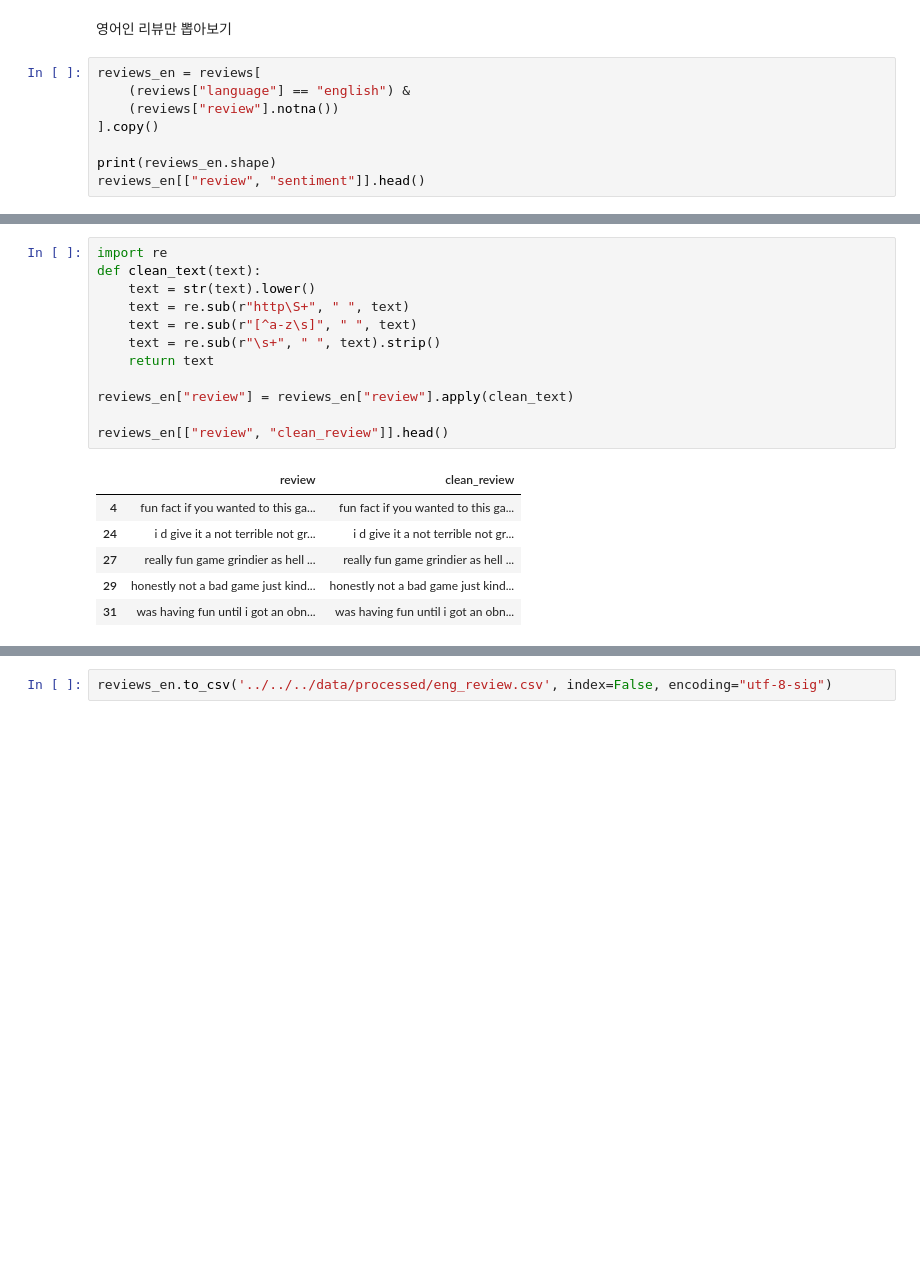
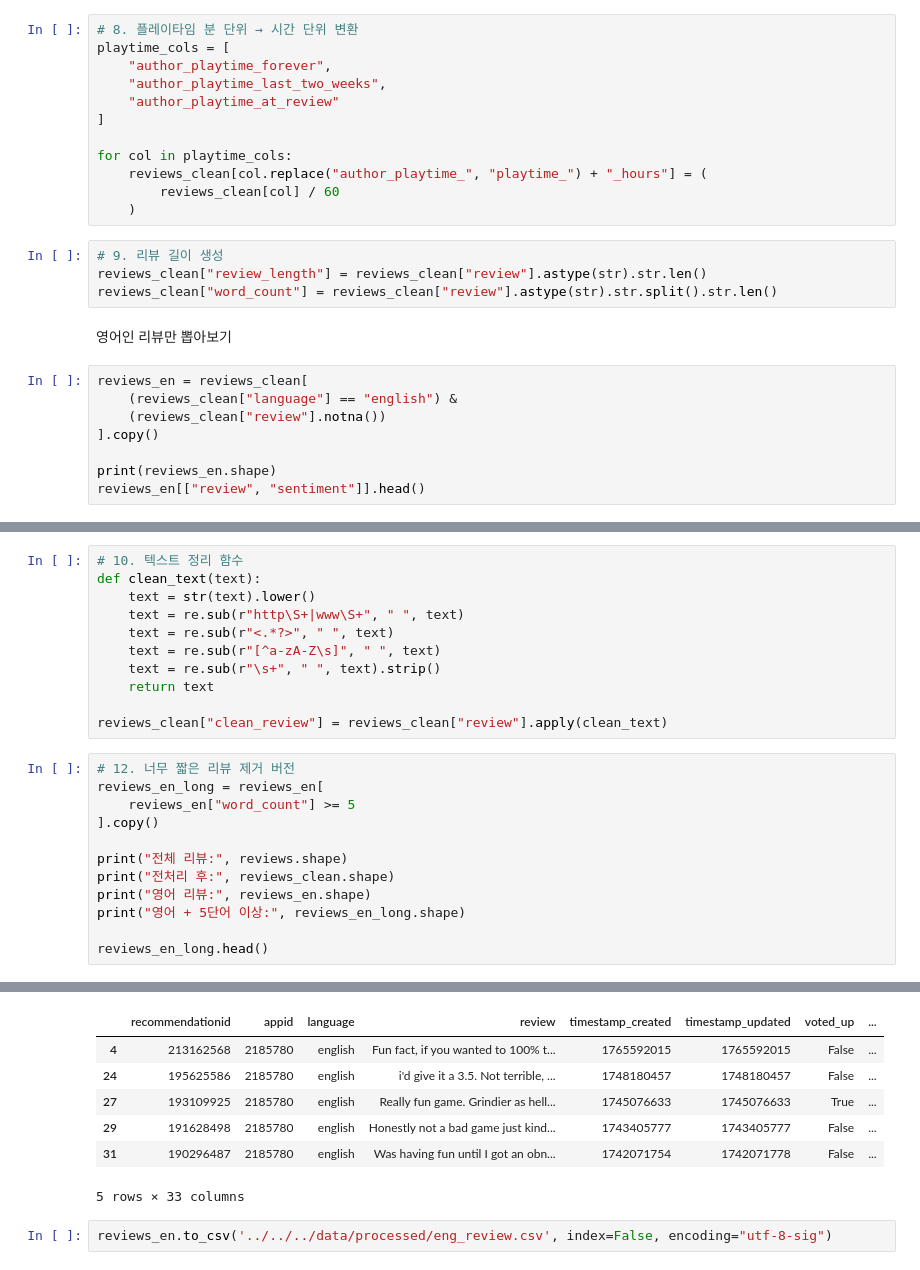
Before and after one commit to jinnyjinnyjinjin/steam-indie-game-analysis, a Jupyter notebook: src/notebooks/js/pre_review.ipynb, the cells around one changed output, grey strips where cells are left out. Cells and saved outputs as stored; diff of their text form; blank space fills up the shorter version.

```diff
--- a/src/notebooks/js/pre_review.ipynb
+++ b/src/notebooks/js/pre_review.ipynb
@@ -20,9 +56,25 @@ reviews["sentiment"] = reviews["voted_up"].map({
+# %%
+# 8. 플레이타임 분 단위 → 시간 단위 변환
+playtime_cols = [
+    "author_playtime_forever",
+    "author_playtime_last_two_weeks",
+    "author_playtime_at_review"
+]
+
+for col in playtime_cols:
+    reviews_clean[col.replace("author_playtime_", "playtime_") + "_hours"] = (
+        reviews_clean[col] / 60
+    )
+# %%
+# 9. 리뷰 길이 생성
+reviews_clean["review_length"] = reviews_clean["review"].astype(str).str.len()
+reviews_clean["word_count"] = reviews_clean["review"].astype(str).str.split().str.len()
 # %% [markdown]
 영어인 리뷰만 뽑아보기
 # %%
-reviews_en = reviews[
-    (reviews["language"] == "english") &
-    (reviews["review"].notna())
+reviews_en = reviews_clean[
+    (reviews_clean["language"] == "english") &
+    (reviews_clean["review"].notna())
 ].copy()
 
 print(reviews_en.shape)
@@ -36,21 +88,26 @@ reviews_en[["review", "sentiment"]].head()
 | 29 | Honestly not a bad game just kind... | negative |
 | 31 | Was having fun until I got an obn... | negative |
 # %%
-import re
+# 10. 텍스트 정리 함수
 def clean_text(text):
     text = str(text).lower()
-    text = re.sub(r"http\S+", " ", text)
-    text = re.sub(r"[^a-z\s]", " ", text)
+    text = re.sub(r"http\S+|www\S+", " ", text)
+    text = re.sub(r"<.*?>", " ", text)
+    text = re.sub(r"[^a-zA-Z\s]", " ", text)
     text = re.sub(r"\s+", " ", text).strip()
     return text
 
-reviews_en["review"] = reviews_en["review"].apply(clean_text)
-
-reviews_en[["review", "clean_review"]].head()
+reviews_clean["clean_review"] = reviews_clean["review"].apply(clean_text)
-# %% [output]
-|  | review | clean_review |
-| 4 | fun fact if you wanted to this ga... | fun fact if you wanted to this ga... |
-| 24 | i d give it a not terrible not gr... | i d give it a not terrible not gr... |
-| 27 | really fun game grindier as hell ... | really fun game grindier as hell ... |
-| 29 | honestly not a bad game just kind... | honestly not a bad game just kind... |
-| 31 | was having fun until i got an obn... | was having fun until i got an obn... |
+# %%
+# 12. 너무 짧은 리뷰 제거 버전
+reviews_en_long = reviews_en[
+    reviews_en["word_count"] >= 5
+].copy()
+
+print("전체 리뷰:", reviews.shape)
+print("전처리 후:", reviews_clean.shape)
+print("영어 리뷰:", reviews_en.shape)
+print("영어 + 5단어 이상:", reviews_en_long.shape)
+
+reviews_en_long.head()
+# %% [output]
@@ -57,2 +118,9 @@ reviews_en[["review", "clean_review"]].head()
+|  | recommendationid | appid | language | review | timestamp_created | timestamp_updated | voted_up | ... |
+| 4 | 213162568 | 2185780 | english | Fun fact, if you wanted to 100% t... | 1765592015 | 1765592015 | False | ... |
+| 24 | 195625586 | 2185780 | english | i'd give it a 3.5. Not terrible, ... | 1748180457 | 1748180457 | False | ... |
+| 27 | 193109925 | 2185780 | english | Really fun game. Grindier as hell... | 1745076633 | 1745076633 | True | ... |
+| 29 | 191628498 | 2185780 | english | Honestly not a bad game just kind... | 1743405777 | 1743405777 | False | ... |
+| 31 | 190296487 | 2185780 | english | Was having fun until I got an obn... | 1742071754 | 1742071778 | False | ... |
+5 rows × 33 columns
 # %%
 reviews_en.to_csv('../../../data/processed/eng_review.csv', index=False, encoding="utf-8-sig")
```
Also changed, not shown: parts of 10 cells of this notebook, 1 other file.
